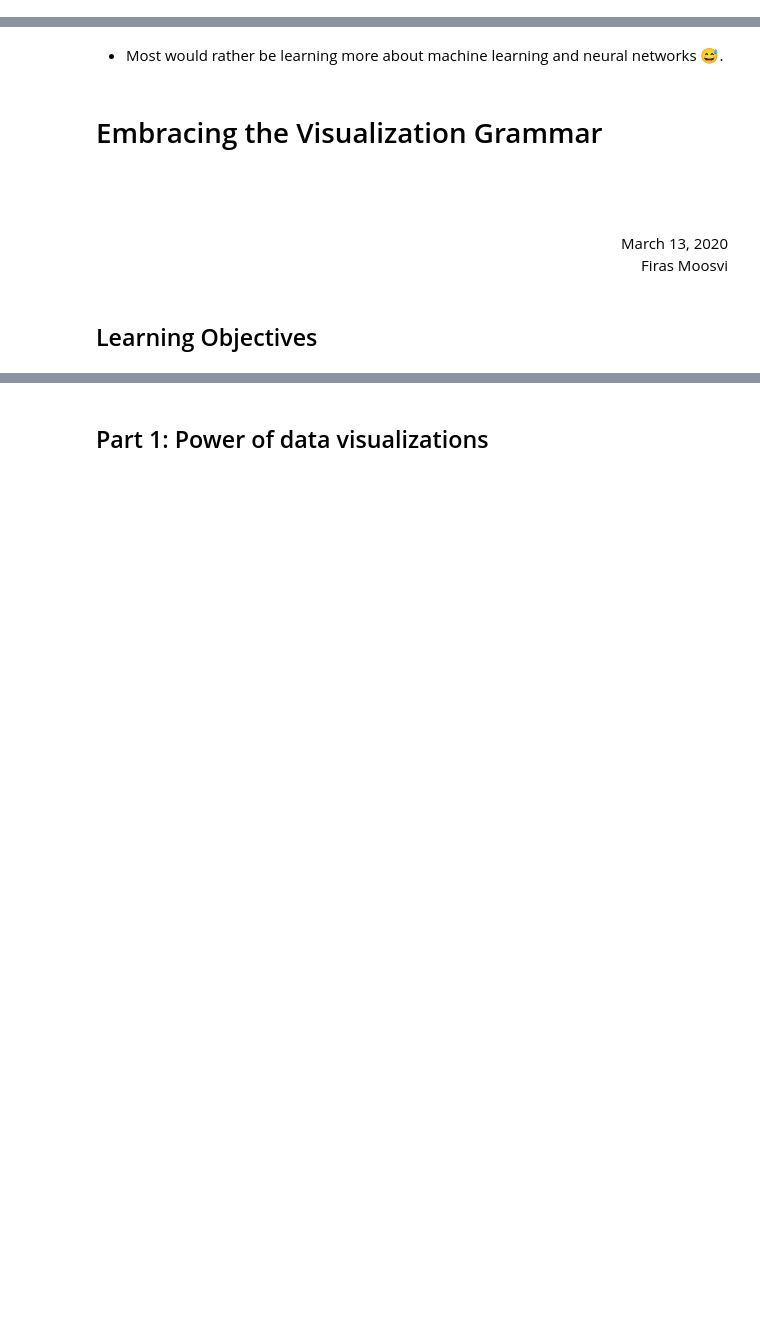
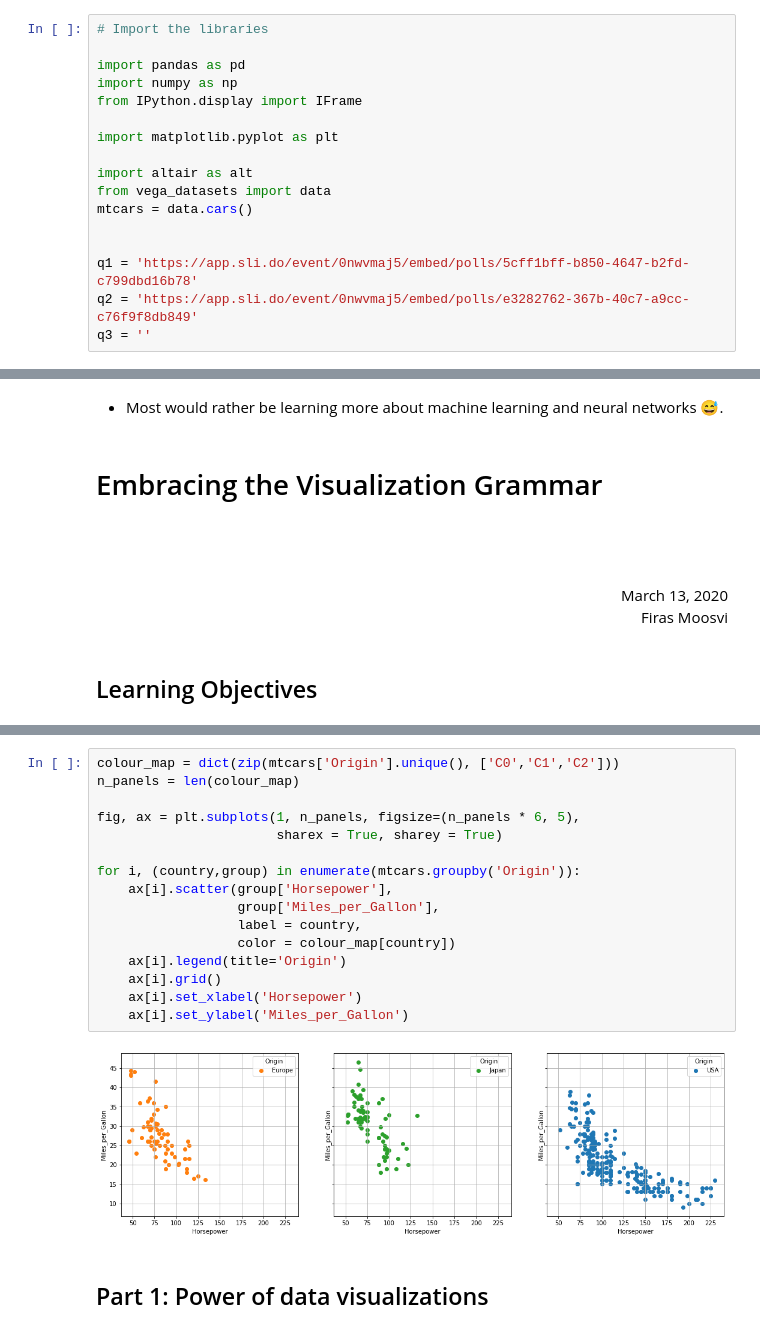
Before and after one commit to firasm/syzygy_demo, a Jupyter notebook: SampleLecture.ipynb, the cells around one changed output, grey strips where cells are left out. Cells and saved outputs as stored; diff of their text form; blank space fills up the shorter version.

```diff
--- a/SampleLecture.ipynb
+++ b/SampleLecture.ipynb
@@ -11,3 +3,20 @@ import matplotlib.pyplot as plt
+# %%
+# Import the libraries
+
+import pandas as pd
+import numpy as np
+from IPython.display import IFrame
+
+import matplotlib.pyplot as plt
+
+import altair as alt
+from vega_datasets import data
+mtcars = data.cars()
+
+
+q1 = 'https://app.sli.do/event/0nwvmaj5/embed/polls/5cff1bff-b850-4647-b2fd-c799dbd16b78'
+q2 = 'https://app.sli.do/event/0nwvmaj5/embed/polls/e3282762-367b-40c7-a9cc-c76f9f8db849'
+q3 = ''
 # %% [markdown]
 # Getting ready for class
 
@@ -67,3 +107,21 @@ Image Source: [Caveo Learning](https://www.caveolearning.com/blog/developing-emp
+# %%
+colour_map = dict(zip(mtcars['Origin'].unique(), ['C0','C1','C2']))
+n_panels = len(colour_map)
+
+fig, ax = plt.subplots(1, n_panels, figsize=(n_panels * 6, 5),
+                       sharex = True, sharey = True)
+
+for i, (country,group) in enumerate(mtcars.groupby('Origin')):
+    ax[i].scatter(group['Horsepower'],
+                  group['Miles_per_Gallon'],
+                  label = country,
+                  color = colour_map[country])
+    ax[i].legend(title='Origin')
+    ax[i].grid()
+    ax[i].set_xlabel('Horsepower')
+    ax[i].set_ylabel('Miles_per_Gallon')
+# %% [output]
+[figure, added]
 # %% [markdown]
 ## Part 1: Power of data visualizations
 # %% [markdown]
```
Also changed, not shown: parts of 111 cells of this notebook.
